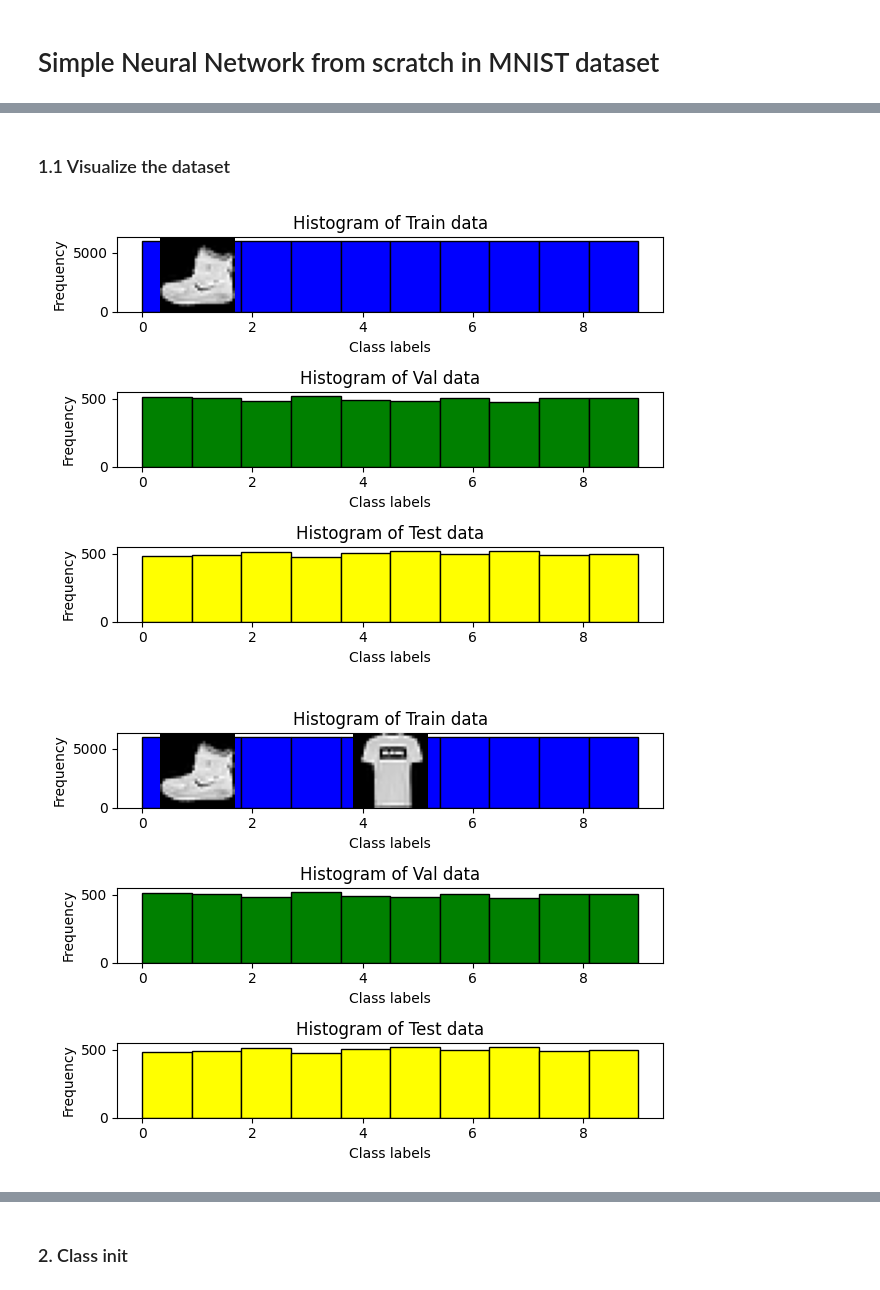
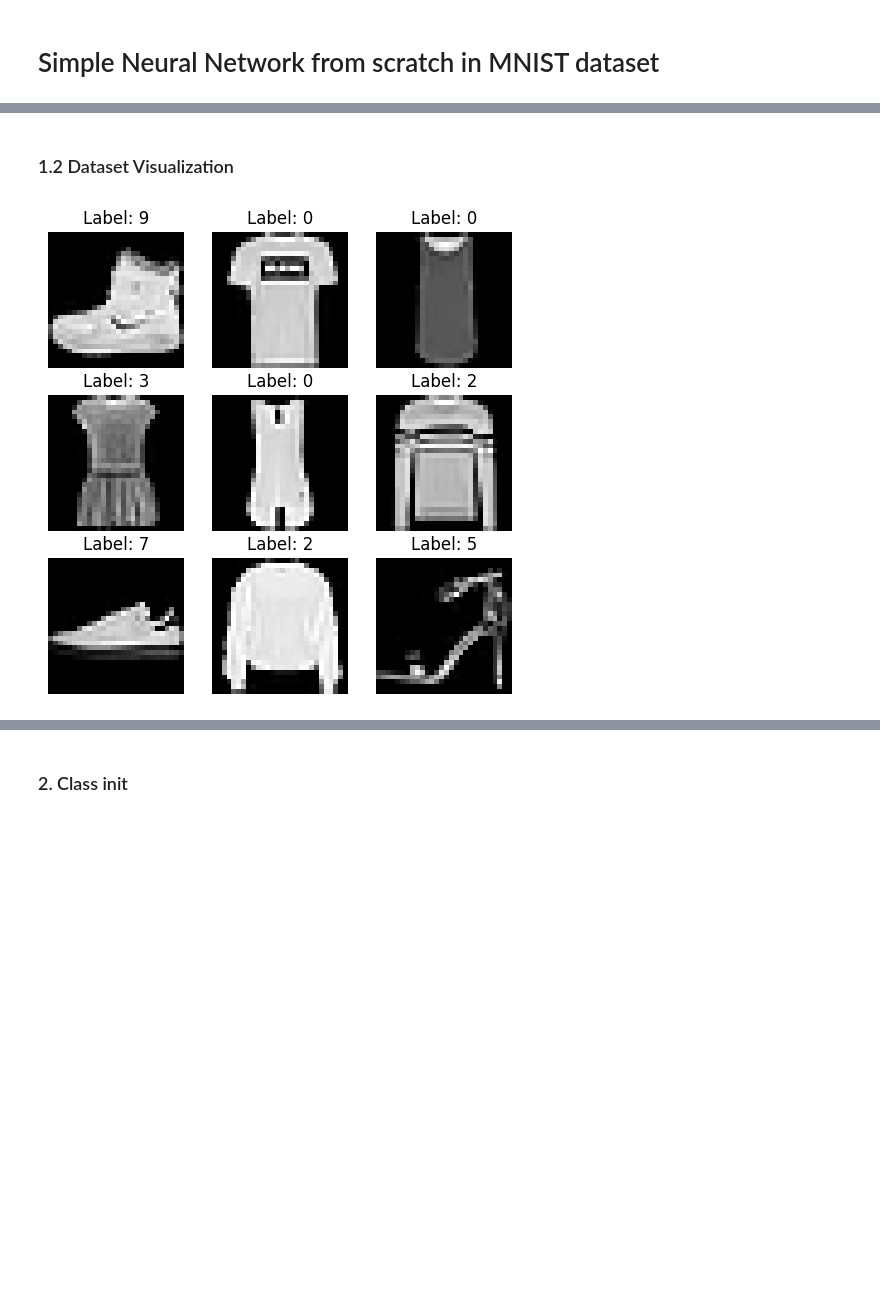
Before and after one commit to tzikaman/Neural-Network-from-Scratch---MNIST-Datasets, a Jupyter notebook: notebook.ipynb, the cells around one changed output, grey strips where cells are left out. Saved outputs shown, nothing was run; the diff lists cells and outputs as text; code cells hidden in the pictures; blank space fills up the shorter version.

Commit message:
Structural changes
Added better markdown formatting to the notebook. Added a new cell to display the predicted label for a random test image. Fixed problem with plotting overlap.

```diff
--- a/notebook.ipynb
+++ b/notebook.ipynb
@@ -118,16 +127,12 @@ Y_test: (5000, 10)
 # %% [markdown]
-### 1.1 Visualize the dataset
+### 1.2 Dataset Visualization
 # %%
-def visualize_image(image):
-    plt.imshow(image, cmap=plt.get_cmap('gray'))
-    plt.axis('off')
-    plt.show()
+# Visualize some of the training data
 
-for i in range(9):
-    plt.subplot(330 + 1 + i)
-    # plt.imshow(x_2d_train[i], cmap=plt.get_cmap('gray'))
-    # plt.show()
-    visualize_image(x_2d_train[i])
+fig, axes = plt.subplots(3, 3, figsize=(6, 6))
+for i, ax in enumerate(axes.flat):
+    ax.imshow(x_2d_train[i], cmap=plt.get_cmap('gray'))
+    ax.set_title(f"Label: {y_train[i]}")
+    ax.axis('off')
 # %% [output]
-[figure, old version]
+[figure, new version]
-[figure, removed]
```
Also changed, not shown: parts of 13 cells of this notebook.
